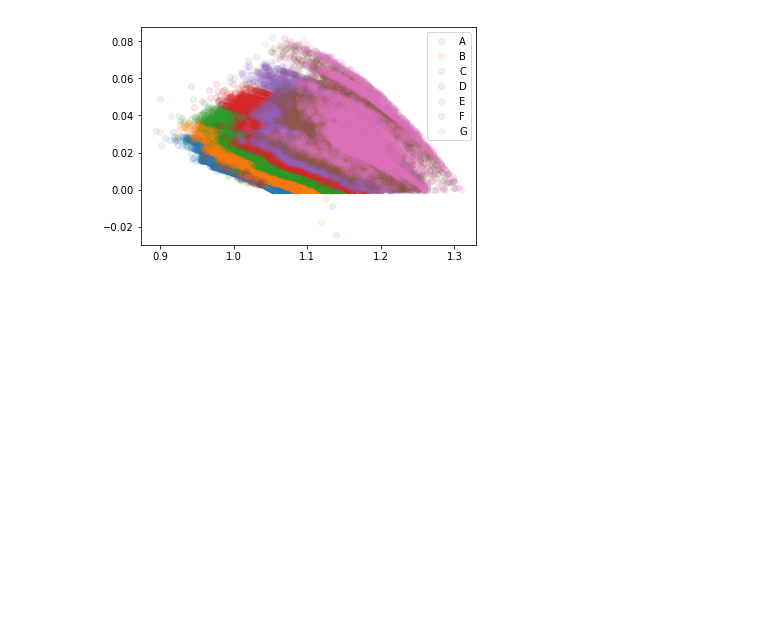
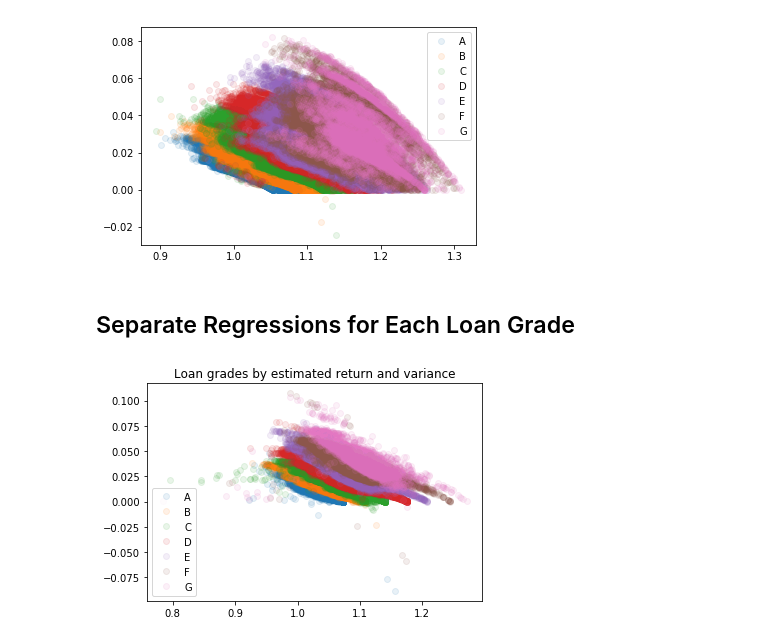
Before and after one commit to arielgoldszmidt/lenders, a Jupyter notebook: project.ipynb, the cells around one changed output. Drawn from its saved outputs; the diff is of its cells as text; code cells hidden in the pictures; blank space fills up the shorter version.

Commit message:
Add pre-grade regressions (good results!)

```diff
--- a/project.ipynb
+++ b/project.ipynb
@@ -447,3 +447,42 @@ A value is trying to be set on a copy of a slice from a DataFrame
 
 See the caveats in the documentation: http://pandas.pydata.org/pandas-docs/stable/indexing.html#indexing-view-versus-copy
 [figure]
+# %% [markdown]
+## Separate Regressions for Each Loan Grade
+# %%
+# Regressions of rates on personal characteristics
+
+train_features_no_int = train_features.iloc[:, :107].drop("int_rate_num", 1)
+test_features_no_int = test_features.iloc[:, :107].drop("int_rate_num", 1)
+
+for grade in ["A", "B", "C", "D", "E", "F", "G"]:
+
+    lr_fail_rate = LogisticRegression()
+    lr_fail_rate.fit(train_features_no_int[train_labels["grade_" + grade] == 1],
+                     train_labels[train_labels["grade_" + grade] == 1]["bad"])
+    test_features["pred_fail_rate_" + grade] = lr_fail_rate.predict_proba(test_features_no_int)[:, 1]
+
+    mask = (train_labels["grade_" + grade] == 1) & (train_labels["bad"] == 1)
+    lr_rec_rate = sm.OLS(train_labels[mask]["return"], sm.add_constant(train_features_no_int[mask])).fit()
+    test_features["pred_rec_rate_" + grade] = lr_rec_rate.predict(test_features_no_int)
+
+    lr_rec_rate2 = sm.OLS(train_labels[mask]["return"] ** 2, sm.add_constant(train_features_no_int[mask])).fit()
+    test_features["pred_rec_rate2_" + grade] = lr_rec_rate2.predict(test_features_no_int)
+
+    r = np.mean(train_features[train_labels["grade_" + grade] == 1]["int_rate_num"])
+
+    test_features["exp_R_" + grade] = ((1 + r) * (1 - test_features["pred_fail_rate_" + grade]) +
+                         test_features["pred_rec_rate_" + grade] * test_features["pred_fail_rate_" + grade])
+
+    test_features["var_R_" + grade] = ((1 + r)**2 * (1 - test_features["pred_fail_rate_" + grade]) +
+                         test_features["pred_rec_rate2_" + grade] * test_features["pred_fail_rate_" + grade]
+                         - test_features["exp_R_" + grade]**2)
+# %%
+for name, group in test_features.groupby("grade"):
+    plt.plot(group["exp_R_" + name], group["var_R_" + name], marker='o', linestyle='', label=name, alpha = 0.1)
+
+plt.legend()
+plt.title("Loan grades by estimated return and variance")
+plt.show()
+# %% [output]
+[figure, added]
```
